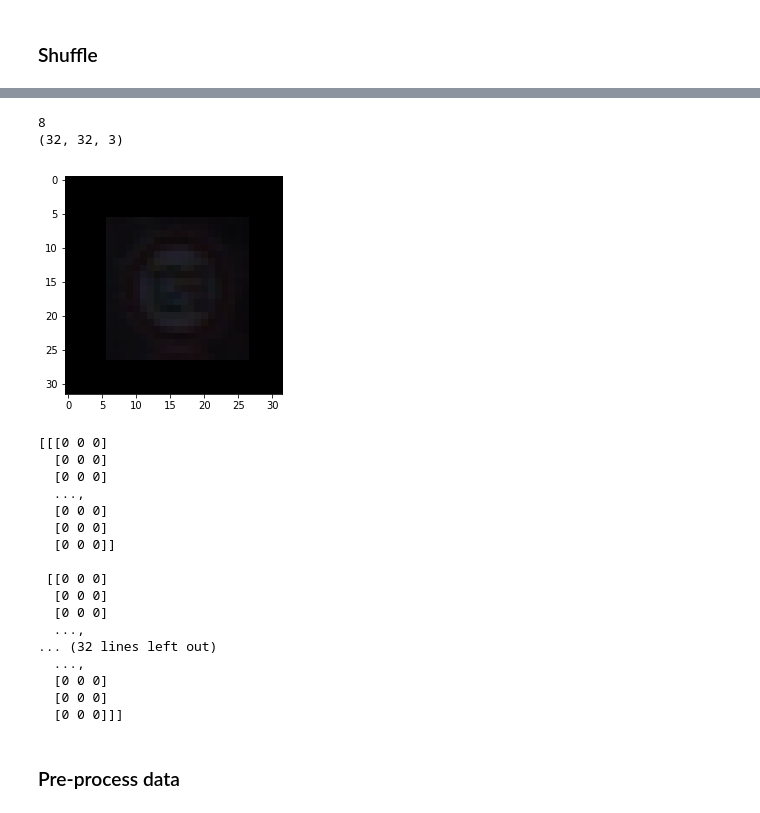
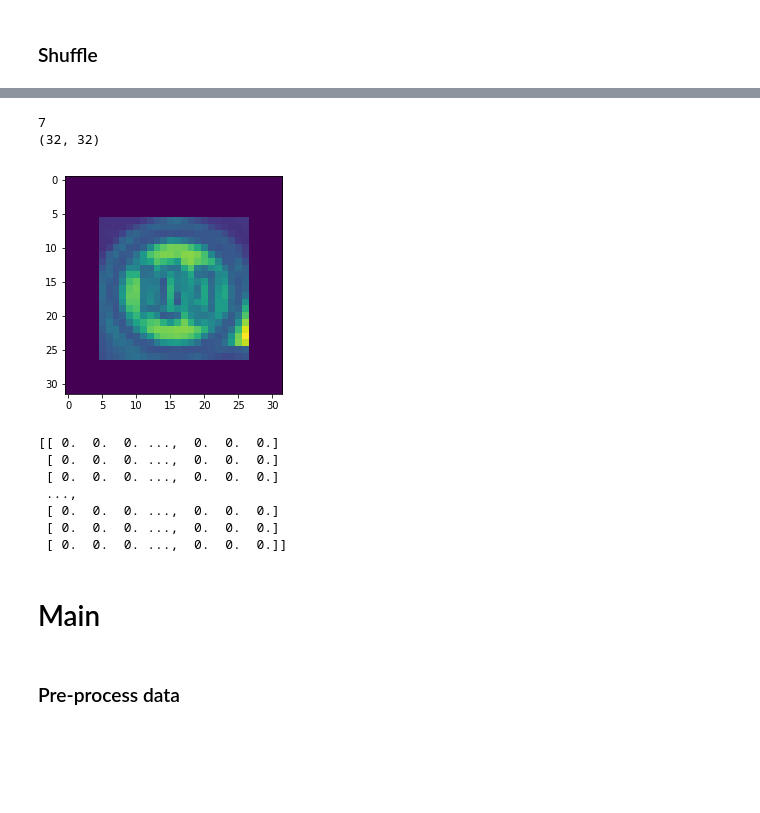
Before and after one commit to adriantorrie/udacity_sdcnd_project_2_traffic_sign_classifier, a Jupyter notebook: Traffic_Sign_Classifier.ipynb, the cells around one changed output, grey strips where cells are left out. Cells and saved outputs as stored; diff of their text form; code cells hidden in the pictures; blank space fills up the shorter version.

```diff
--- a/Traffic_Sign_Classifier.ipynb
+++ b/Traffic_Sign_Classifier.ipynb
@@ -462,4 +552,5 @@ def normalise(img):
     """
     return np.array(img / 255.0, dtype=np.float32)
 # %%
-X_train_norm = [normalise(img) for img in X_train_roi]
+X_train_norm = np.array([normalise(img) for img in X_train_gray])
+X_train_norm.shape
@@ -488,0 +630,28 @@ print_example(X_train_norm, y_train)
+# %%
+def replicated_affine_transform(img, one_hot_class, replication_factor=1):
+    """
+    Augments data by performing affine transformations of an image
+
+    img       -> image to transform
+    replicate -> the number of transformations to perform
+    """
+    transforms = []
+    one_hot_classes = [one_hot_class] * replication_factor
+
+    for i in range(replication_factor):
+        transforms.append(affine_transform(img))
+
+    return transforms, one_hot_classes
+# %%
+X_augmentations = []
+y_augmentations = []
+
+for img, y in tqdm(zip(X_train_norm, y_train)):
+    replication_factor = replication_factors.get(y)
+    X_augmented, y_augmented = replicated_affine_transform(img, y, replication_factor)
+
+    X_augmentations += X_augmented
+    y_augmentations += y_augmented
+
+X_train_augmented = np.concatenate([X_train_norm, np.array(X_augmentations)])
+y_train_augmented = np.concatenate([y_train, np.array(y_augmentations)])
@@ -489,7 +681,7 @@ print_example(X_train_norm, y_train)
 # %% [markdown]
 ### Shuffle
 # %%
-X_train_shuffled, y_train_shuffled = shuffle(X_train_roi, y_train)
+X_train_shuffled, y_train_shuffled = shuffle(X_train_augmented, y_train_augmented)
 # %%
 y_train_shuffled[:9]
 # %% [output]
@@ -497,26 +689,18 @@ array([ 7, 12, 10,  8,  4,  6,  3,  4, 15], dtype=uint8)
 # %%
-print_example(X_train_shuffled, y_train_shuffled)
+helpers.print_example(X_train_shuffled, y_train_shuffled)
 # %% [output]
-8
-(32, 32, 3)
+7
+(32, 32)
-[figure, old version]
+[figure, new version]
-[[[0 0 0]
-  [0 0 0]
-  [0 0 0]
-  ...,
-  [0 0 0]
-  [0 0 0]
-  [0 0 0]]
-
- [[0 0 0]
-  [0 0 0]
-  [0 0 0]
-  ...,
-... (32 lines left out)
-  ...,
-  [0 0 0]
-  [0 0 0]
-  [0 0 0]]]
+[[ 0.  0.  0. ...,  0.  0.  0.]
+ [ 0.  0.  0. ...,  0.  0.  0.]
+ [ 0.  0.  0. ...,  0.  0.  0.]
+ ...,
+ [ 0.  0.  0. ...,  0.  0.  0.]
+ [ 0.  0.  0. ...,  0.  0.  0.]
+ [ 0.  0.  0. ...,  0.  0.  0.]]
+# %% [markdown]
+# Main
 # %% [markdown]
 ### Pre-process data
 # %%
```
Also changed, not shown: parts of 48 cells of this notebook, 10 other files.
